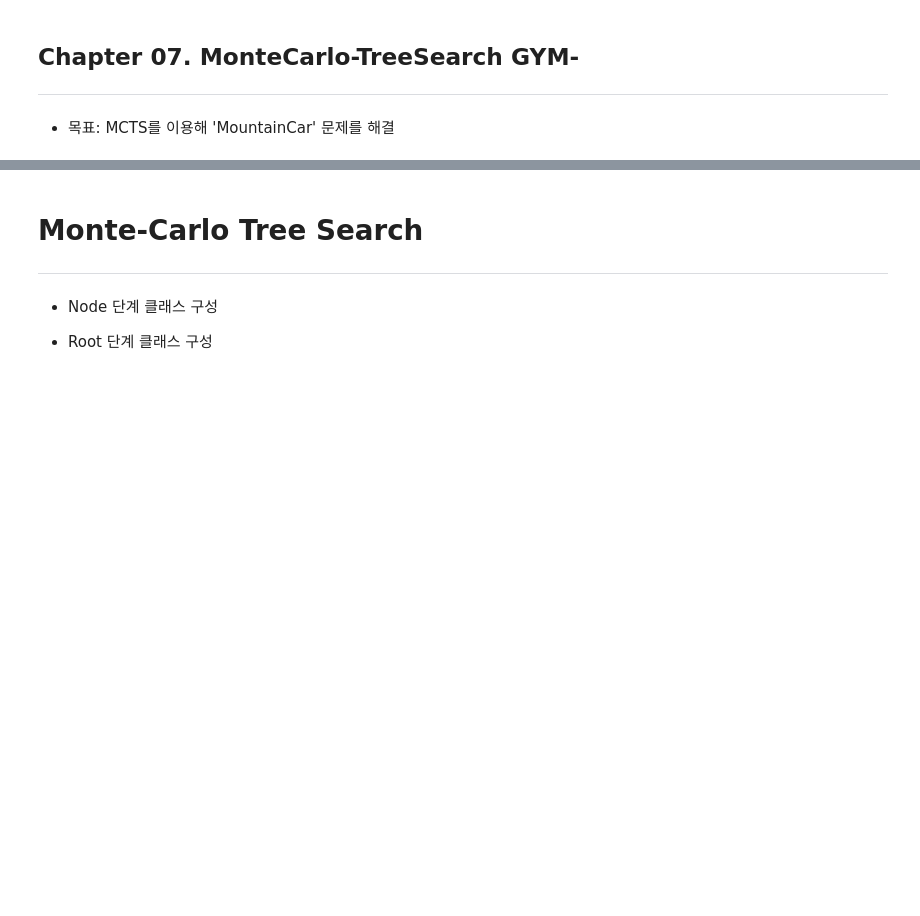
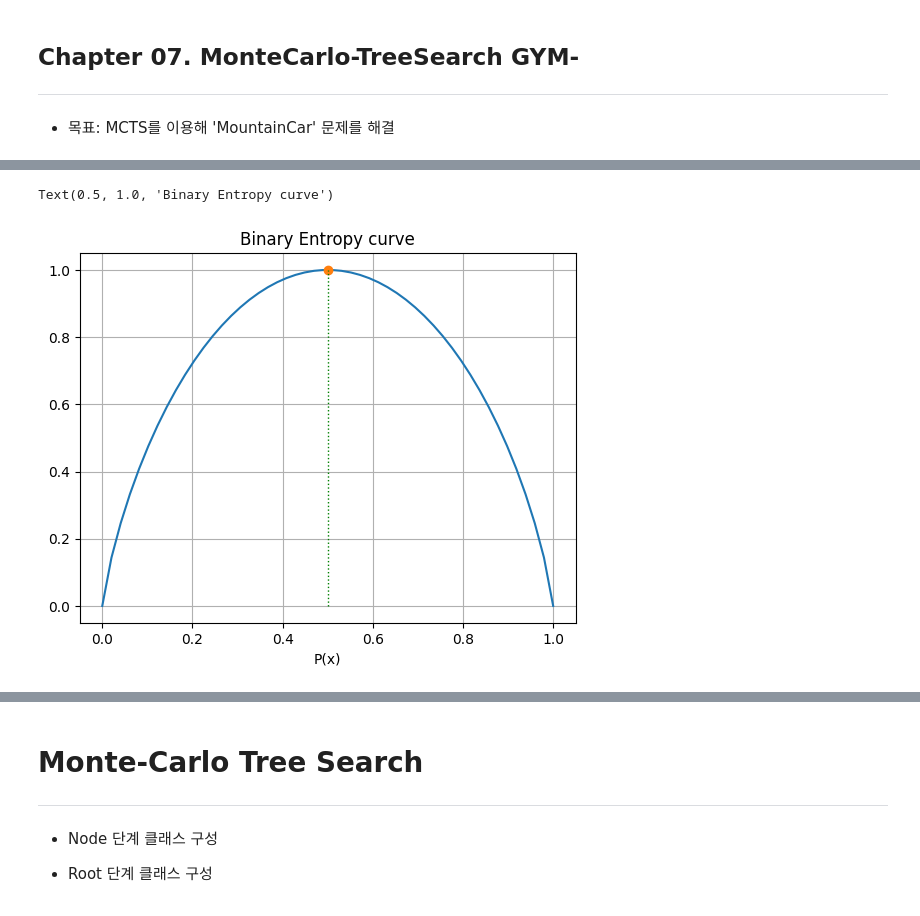
Before and after one commit to bjpublic/Reinforcement_learning, a Jupyter notebook: Chapter07/7장_MCTS.ipynb, the cells around one changed output, grey strips where cells are left out. Cells and saved outputs as stored; diff of their text form; code cells hidden in the pictures; blank space fills up the shorter version.

```diff
--- a/Chapter07/7장_MCTS.ipynb
+++ b/Chapter07/7장_MCTS.ipynb
@@ -136,0 +146,18 @@ initial_state:
+# %%
+import numpy as np
+import matplotlib.pyplot as plt
+
+p = np.linspace(1e-16,1-1e-16)
+entropy = -p*np.log2(p)-(1-p)*np.log2(1-p)
+plt.plot(p,entropy)
+plt.plot(0.5,1,'o')
+plt.grid()
+#plt.annotate('MAX',
+#            xy=(278, 350), xycoords='figure pixels')
+plt.xlabel("P(x)")
+plt.vlines(x=0.5, ymin=0, ymax=1, colors='green', ls=':', lw=1, label='vline_single - full height')
+plt.title('Binary Entropy curve')
+#'\textbf{time (s)}'
+# %% [output]
+Text(0.5, 1.0, 'Binary Entropy curve')
+[figure, added]
```
Also changed, not shown: parts of 15 cells of this notebook, 32 other files.
